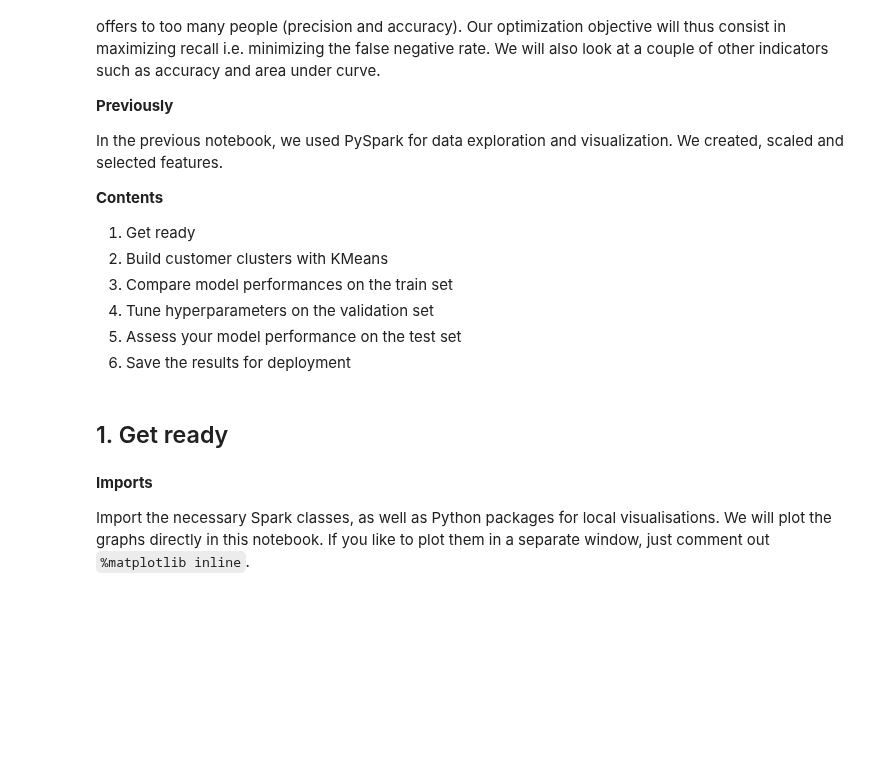
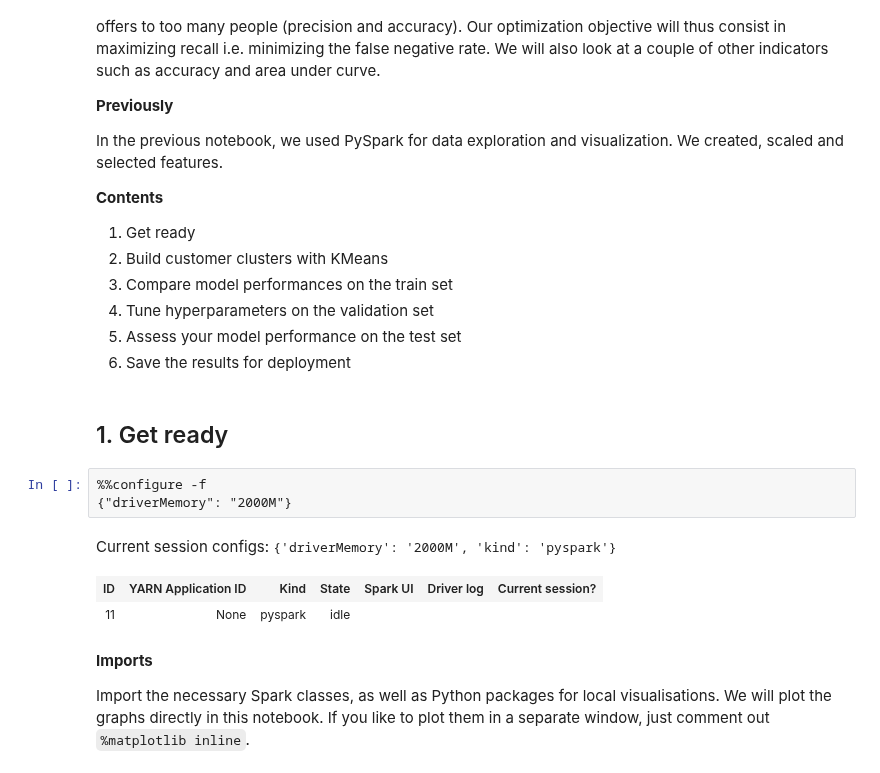
Before and after one commit to ibmdbanalytics/dashdb_analytic_tools, a Jupyter notebook: livy_notebooks/ChurnPrediction/Churn_Prediction_PySpark_2_models.ipynb, the cells around one changed output. Cells and saved outputs as stored; diff of their text form; blank space fills up the shorter version.

```diff
--- a/livy_notebooks/ChurnPrediction/Churn_Prediction_PySpark_2_models.ipynb
+++ b/livy_notebooks/ChurnPrediction/Churn_Prediction_PySpark_2_models.ipynb
@@ -26,6 +26,13 @@ __Contents__
 6. Save the results for deployment
 # %% [markdown]
 ## 1. Get ready
+# %%
+%%configure -f
+{"driverMemory": "2000M"}
+# %% [output]
+Current session configs: {'driverMemory': '2000M', 'kind': 'pyspark'}
+| ID | YARN Application ID | Kind | State | Spark UI | Driver log | Current session? |
+| 11 | None | pyspark | idle |  |  |  |
 # %% [markdown]
 __Imports__
 
```
Also changed, not shown: parts of 37 cells of this notebook.
